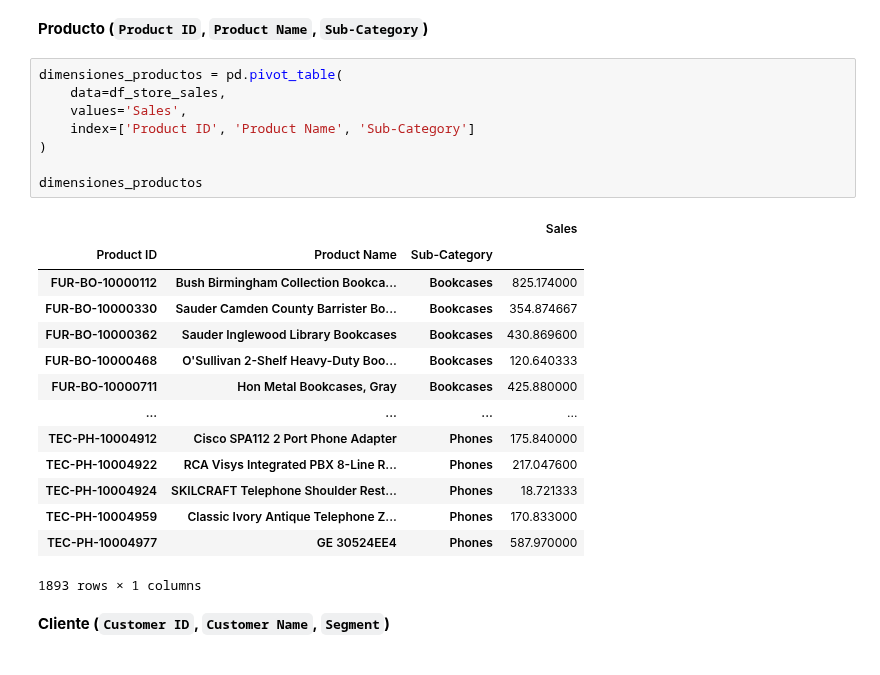
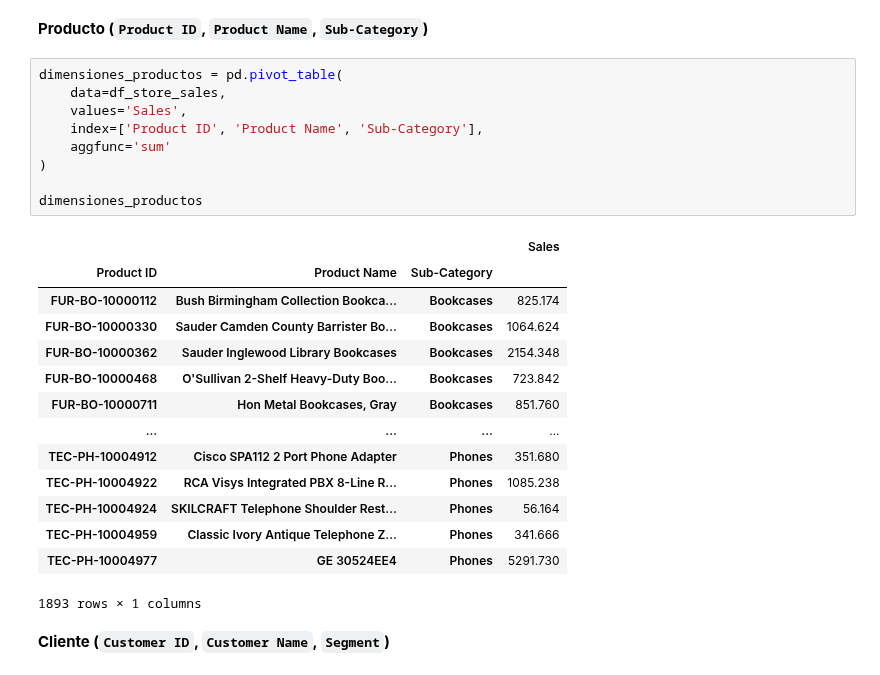
Before and after one commit to SaitoM17/superstore_sales, a Jupyter notebook: notebooks/objetivo_proyecto.ipynb, the cells around one changed output. Drawn from its saved outputs; the diff is of its cells as text.

Commit message:
fix: Agregar función de suma a dimensiones productos

```diff
--- a/notebooks/objetivo_proyecto.ipynb
+++ b/notebooks/objetivo_proyecto.ipynb
@@ -198,25 +198,26 @@ Las ventas en 2018 presentan fluctuaciones con un pico muy pronunciado hacia el
 # %%
 dimensiones_productos = pd.pivot_table(
     data=df_store_sales,
     values='Sales',
-    index=['Product ID', 'Product Name', 'Sub-Category']
+    index=['Product ID', 'Product Name', 'Sub-Category'],
+    aggfunc='sum'
 )
 
 dimensiones_productos
 # %% [output]
 |  |  |  | Sales |
 | Product ID | Product Name | Sub-Category |  |
-| FUR-BO-10000112 | Bush Birmingham Collection Bookca... | Bookcases | 825.174000 |
-| FUR-BO-10000330 | Sauder Camden County Barrister Bo... | Bookcases | 354.874667 |
-| FUR-BO-10000362 | Sauder Inglewood Library Bookcases | Bookcases | 430.869600 |
-| FUR-BO-10000468 | O'Sullivan 2-Shelf Heavy-Duty Boo... | Bookcases | 120.640333 |
-| FUR-BO-10000711 | Hon Metal Bookcases, Gray | Bookcases | 425.880000 |
+| FUR-BO-10000112 | Bush Birmingham Collection Bookca... | Bookcases | 825.174 |
+| FUR-BO-10000330 | Sauder Camden County Barrister Bo... | Bookcases | 1064.624 |
+| FUR-BO-10000362 | Sauder Inglewood Library Bookcases | Bookcases | 2154.348 |
+| FUR-BO-10000468 | O'Sullivan 2-Shelf Heavy-Duty Boo... | Bookcases | 723.842 |
+| FUR-BO-10000711 | Hon Metal Bookcases, Gray | Bookcases | 851.760 |
 | ... | ... | ... | ... |
-| TEC-PH-10004912 | Cisco SPA112 2 Port Phone Adapter | Phones | 175.840000 |
-| TEC-PH-10004922 | RCA Visys Integrated PBX 8-Line R... | Phones | 217.047600 |
-| TEC-PH-10004924 | SKILCRAFT Telephone Shoulder Rest... | Phones | 18.721333 |
-| TEC-PH-10004959 | Classic Ivory Antique Telephone Z... | Phones | 170.833000 |
-| TEC-PH-10004977 | GE 30524EE4 | Phones | 587.970000 |
+| TEC-PH-10004912 | Cisco SPA112 2 Port Phone Adapter | Phones | 351.680 |
+| TEC-PH-10004922 | RCA Visys Integrated PBX 8-Line R... | Phones | 1085.238 |
+| TEC-PH-10004924 | SKILCRAFT Telephone Shoulder Rest... | Phones | 56.164 |
+| TEC-PH-10004959 | Classic Ivory Antique Telephone Z... | Phones | 341.666 |
+| TEC-PH-10004977 | GE 30524EE4 | Phones | 5291.730 |
 1893 rows × 1 columns
 # %% [markdown]
 **Cliente (``Customer ID``, ``Customer Name``, `Segment`)**
```
